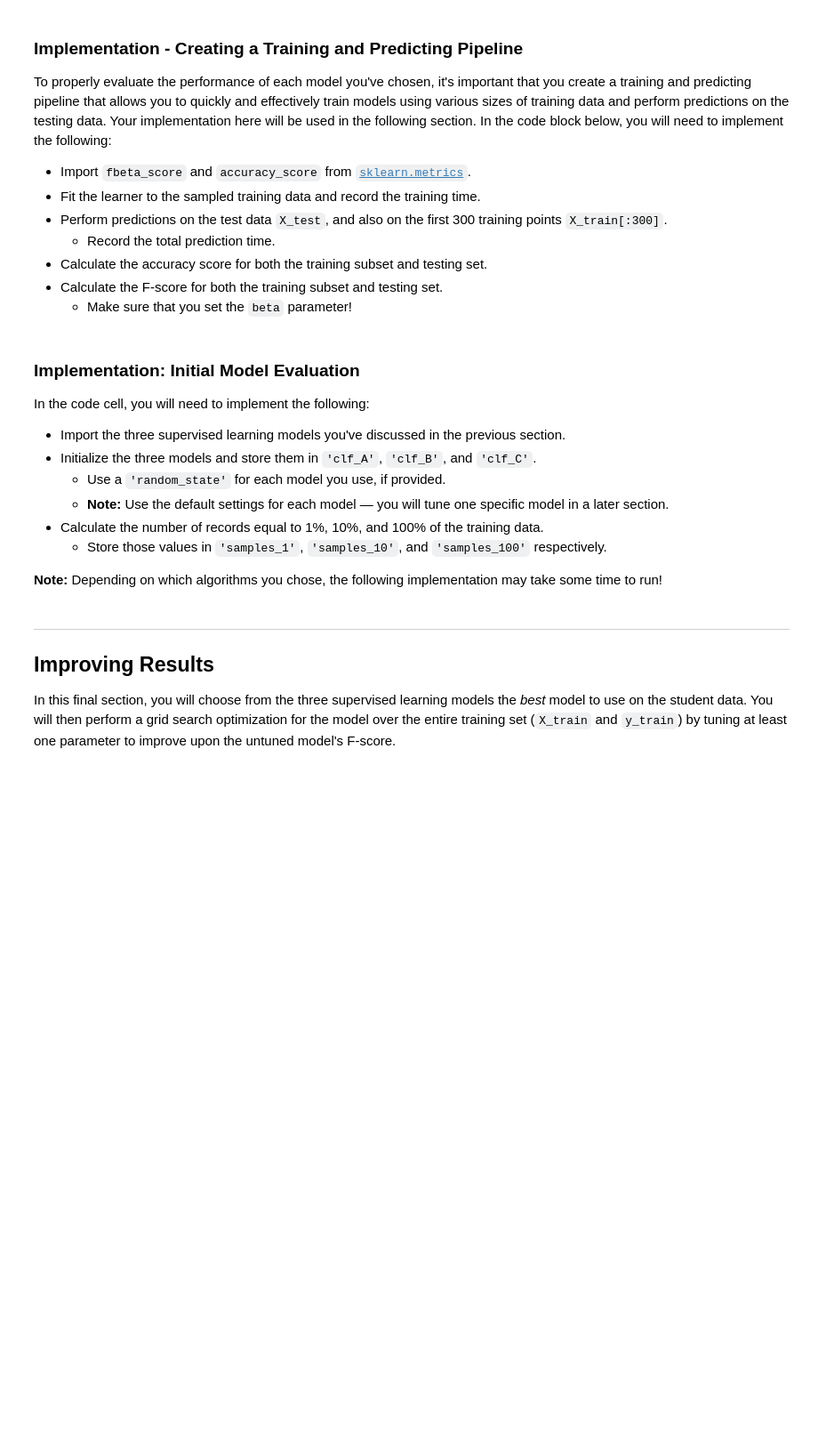
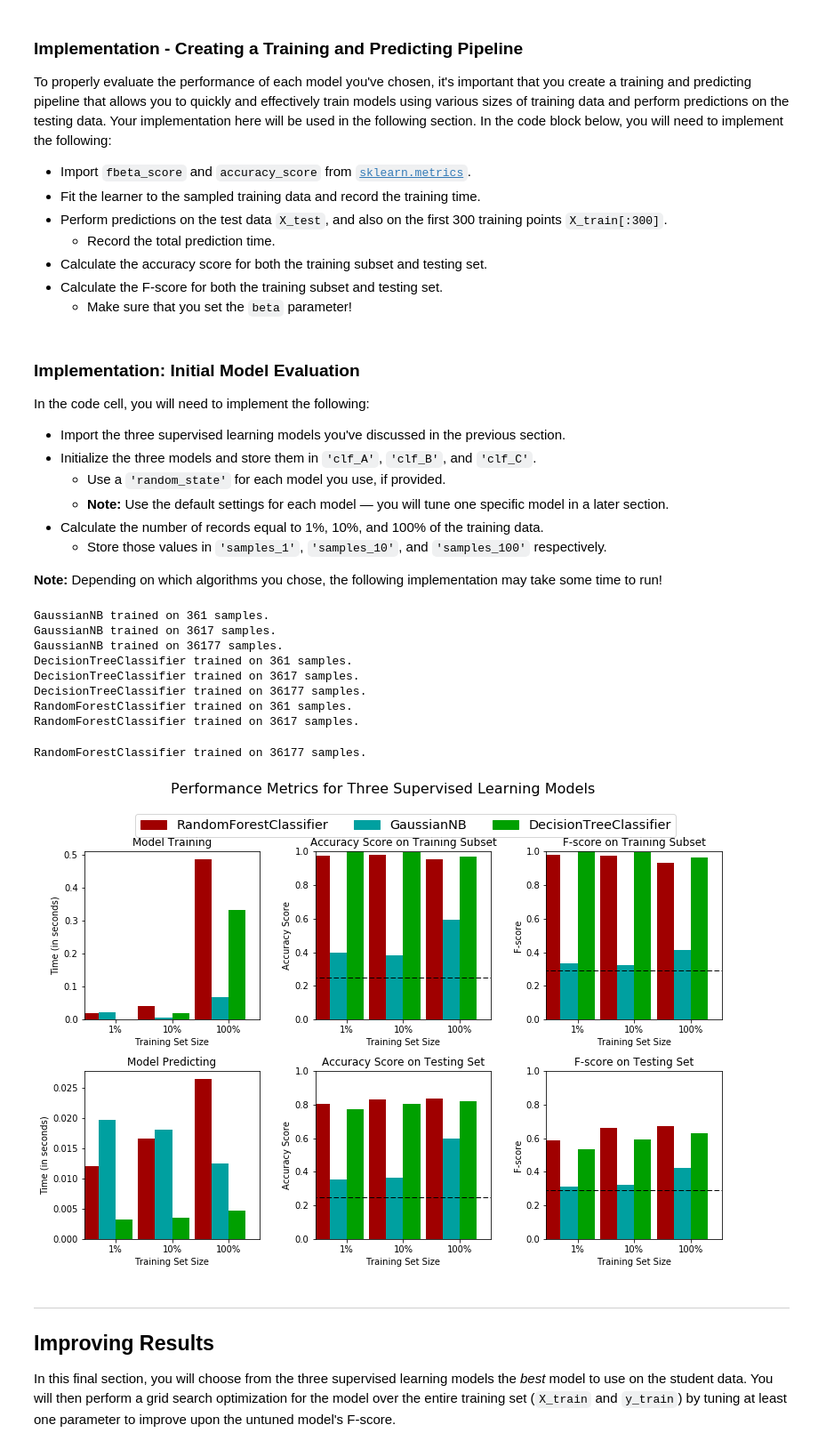
Before and after one commit to reaganrewop/finding_donors, a Jupyter notebook: finding_donors.ipynb, the cells around one changed output. Shown at 89% size. Drawn from its saved outputs; the diff is of its cells as text; code cells hidden in the pictures; blank space fills up the shorter version.

```diff
--- a/finding_donors.ipynb
+++ b/finding_donors.ipynb
@@ -165,6 +165,7 @@ features_final = pd.get_dummies(features_log_minmax_transform)
 
 # TODO: Encode the 'income_raw' data to numerical values
 income = pd.get_dummies(income_raw)
+income = income.drop('<=50K',axis=1)
 
 # Print the number of features after one-hot encoding
 encoded = list(features_final.columns)
@@ -308,6 +309,7 @@ In the code block below, you will need to implement the following:
    - Make sure that you set the `beta` parameter!
 # %%
 # TODO: Import two metrics from sklearn - fbeta_score and accuracy_score
+from sklearn.metrics import fbeta_score, accuracy_score
 
 def train_predict(learner, sample_size, X_train, y_train, X_test, y_test):
     '''
@@ -319,38 +321,37 @@ def train_predict(learner, sample_size, X_train, y_train, X_test, y_test):
        - X_test: features testing set
        - y_test: income testing set
     '''
-
     results = {}
 
     # TODO: Fit the learner to the training data using slicing with 'sample_size' using .fit(training_features[:], training_labels[:])
     start = time() # Get start time
-    learner = None
+    learner.fit(X_train[:sample_size],y_train[:sample_size])
     end = time() # Get end time
 
     # TODO: Calculate the training time
-    results['train_time'] = None
+    results['train_time'] = end - start
 
     # TODO: Get the predictions on the test set(X_test),
     #       then get predictions on the first 300 training samples(X_train) using .predict()
     start = time() # Get start time
-    predictions_test = None
-    predictions_train = None
+    predictions_test = learner.predict(X_test)
+    predictions_train = learner.predict(X_train[:300])
     end = time() # Get end time
 
     # TODO: Calculate the total prediction time
-    results['pred_time'] = None
+    results['pred_time'] = end-start
 
     # TODO: Compute accuracy on the first 300 training samples which is y_train[:300]
-    results['acc_train'] = None
+    results['acc_train'] = accuracy_score(y_train[:300],predictions_train)
 
     # TODO: Compute accuracy on test set using accuracy_score()
-    results['acc_test'] = None
+    results['acc_test'] = accuracy_score(y_test,predictions_test)
 
     # TODO: Compute F-score on the the first 300 training samples using fbeta_score()
-    results['f_train'] = None
+    results['f_train'] = fbeta_score(y_train[:300],predictions_train,beta=0.5)
 
     # TODO: Compute F-score on the test set which is y_test
-    results['f_test'] = None
+    results['f_test'] = fbeta_score(y_test,predictions_test,beta=0.5)
 
     # Success
     print "{} trained on {} samples.".format(learner.__class__.__name__, sample_size)
@@ -370,31 +371,45 @@ In the code cell, you will need to implement the following:
 **Note:** Depending on which algorithms you chose, the following implementation may take some time to run!
 # %%
 # TODO: Import the three supervised learning models from sklearn
+from sklearn.naive_bayes import GaussianNB
+from sklearn.ensemble import RandomForestClassifier
+from sklearn.tree import DecisionTreeClassifier
 
 # TODO: Initialize the three models
-clf_A = None
-clf_B = None
-clf_C = None
+clf_A = GaussianNB()
+clf_B = DecisionTreeClassifier(random_state=0)
+clf_C = RandomForestClassifier(random_state=0)
 
 # TODO: Calculate the number of samples for 1%, 10%, and 100% of the training data
 # HINT: samples_100 is the entire training set i.e. len(y_train)
 # HINT: samples_10 is 10% of samples_100
 # HINT: samples_1 is 1% of samples_100
-samples_100 = None
-samples_10 = None
-samples_1 = None
+samples_100 = len(X_train)
+samples_10 = len(X_train)/10
+samples_1 = len(X_train)/100
+
 
 # Collect results on the learners
 results = {}
 for clf in [clf_A, clf_B, clf_C]:
     clf_name = clf.__class__.__name__
     results[clf_name] = {}
     for i, samples in enumerate([samples_1, samples_10, samples_100]):
-        results[clf_name][i] = \
-        train_predict(clf, samples, X_train, y_train, X_test, y_test)
+        results[clf_name][i] = train_predict(clf, samples, X_train, y_train, X_test, np.ravel(y_test))
 
 # Run metrics visualization for the three supervised learning models chosen
 vs.evaluate(results, accuracy, fscore)
+# %% [output]
+GaussianNB trained on 361 samples.
+GaussianNB trained on 3617 samples.
+GaussianNB trained on 36177 samples.
+DecisionTreeClassifier trained on 361 samples.
+DecisionTreeClassifier trained on 3617 samples.
+DecisionTreeClassifier trained on 36177 samples.
+RandomForestClassifier trained on 361 samples.
+RandomForestClassifier trained on 3617 samples.
+RandomForestClassifier trained on 36177 samples.
+[figure, added]
 # %% [markdown]
 ----
 ## Improving Results
```
Also changed, not shown: parts of 19 cells of this notebook, 2 other files.
